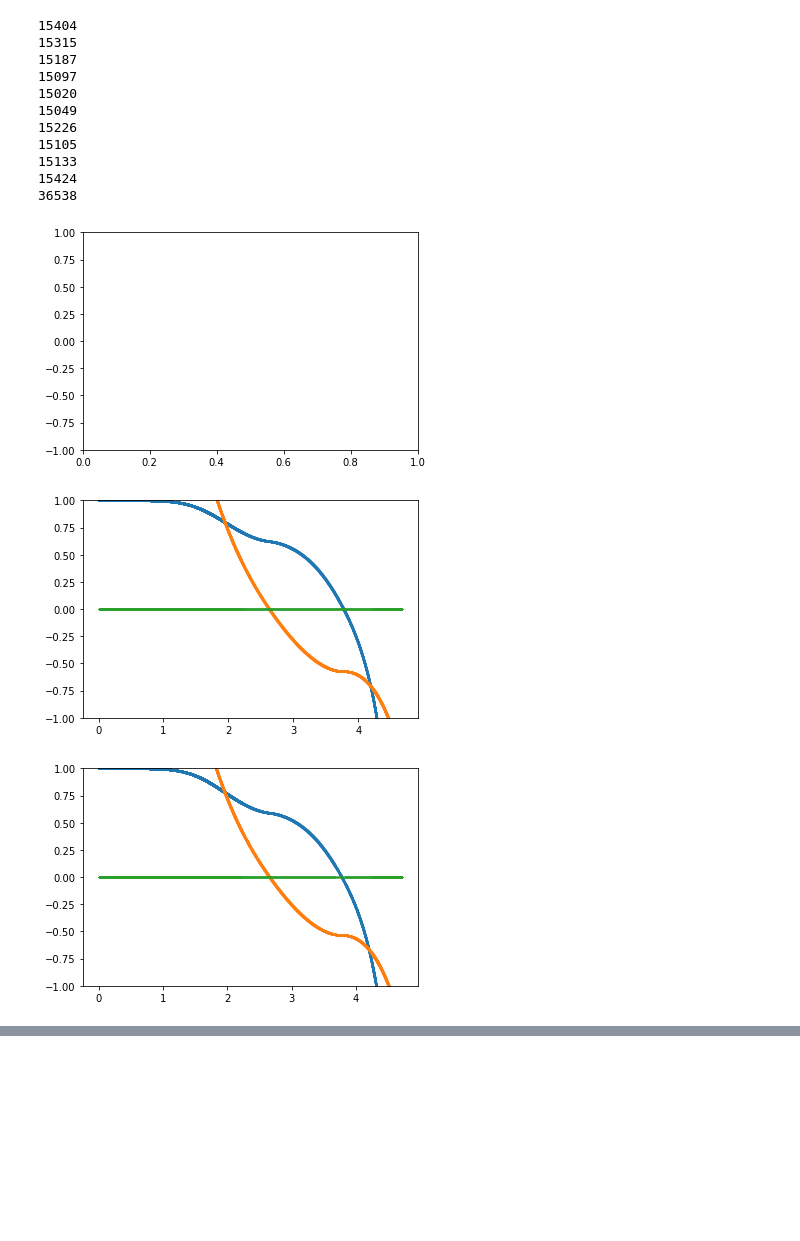
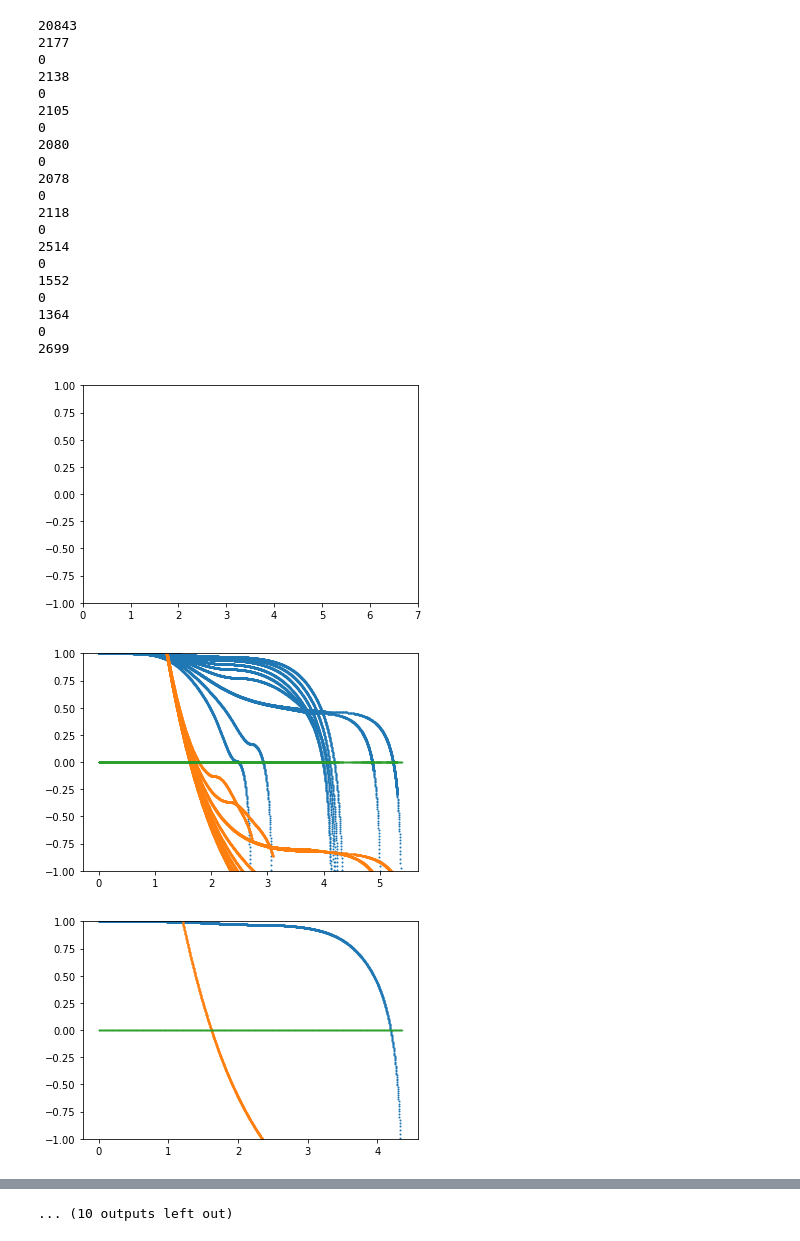
Before and after one commit to bnevs88/neutrino-winds, a Jupyter notebook: neutrino-winds/readCData.ipynb, the cells around one changed output, grey strips where cells are left out. Cells and saved outputs as stored; diff of their text form; code cells hidden in the pictures; blank space fills up the shorter version.

```diff
--- a/neutrino-winds/readCData.ipynb
+++ b/neutrino-winds/readCData.ipynb
@@ -118,4 +129,4 @@ plotData(d,50,5,allplots=False);
 # %%
-d=readData("../C++/NDWSolver/NDWSolver/output.txt");
+d=readData("../C++/NWDSolver2/NWDSolver2/output.txt");
 plotData(d,50,5,allplots=False);
 # %% [output]
@@ -124,27 +135,36 @@ plotData(d,50,5,allplots=False);
 # %%
 plt.figure(1000)
-#plt.xlim(0, 7)
+plt.xlim(0, 7)
 plt.ylim(-1, 1)
 for loc in range(len(d)):
     plt.figure(loc)
     plt.ylim(-1, 1)
     print(len(d[loc][:,0]))
-    plt.scatter(d[loc][:,0], 1-np.exp(2*d[loc][:,2]-d[loc][:,3]),s=1)
-    plt.scatter(d[loc][:,0], 10*np.exp(-d[loc][:,1]-d[loc][:,3])-2,s=1)
+    plt.scatter(d[loc][:,0], 1-np.exp(2*d[loc][:,2]),s=1)
+    plt.scatter(d[loc][:,0], 10*np.exp(-d[loc][:,1])-2,s=1)
     #plt.scatter(d[loc][:,0], (1-np.exp(2*d[loc][:,2]-d[loc][:,3]))+(10*np.exp(-d[loc][:,1]-d[loc][:,3])-2),s=1)
     plt.scatter(d[loc][:,0],np.zeros(len(d[loc])),s=.1)
 # %% [output]
-15404
-15315
-15187
-15097
-15020
-15049
-15226
-15105
-15133
-15424
-36538
+20843
+2177
+0
+2138
+0
+2105
+0
+2080
+0
+2078
+0
+2118
+0
+2514
+0
+1552
+0
+1364
+0
+2699
-[figure, old version]
+[figure, new version]
-[figure, old version]
+[figure, new version]
-[figure, old version]
+[figure, new version]
@@ -159,0 +179 @@ for loc in range(len(d)):
+... (10 outputs left out)
```
Also changed, not shown: parts of 8 cells of this notebook, 42 other files.
